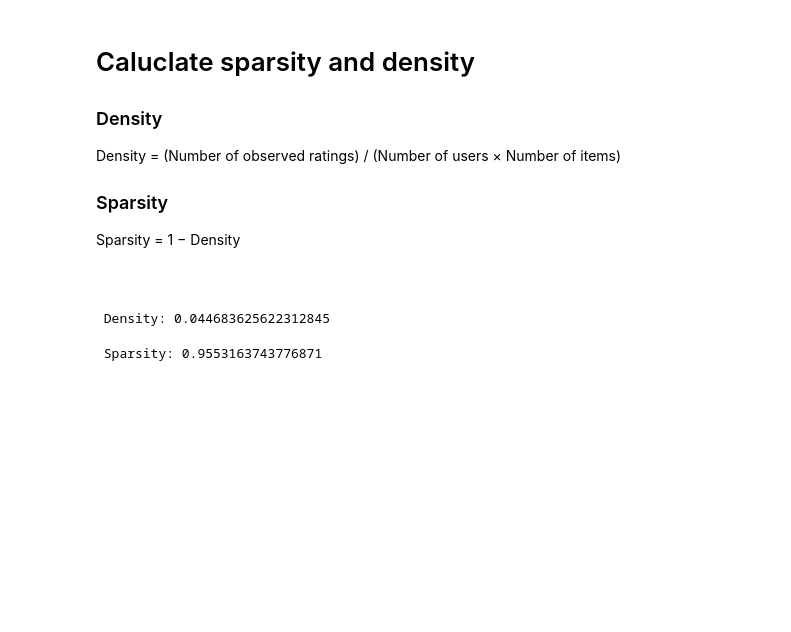
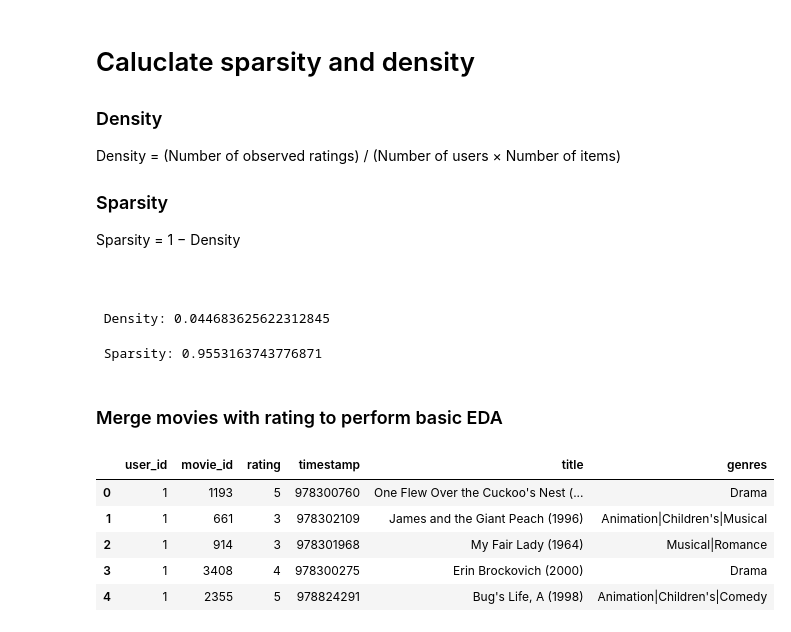
Before and after one commit to abbasatayee/movie-mate, a Jupyter notebook: src/eda/eda-1m.ipynb, the cells around one changed output. Drawn from its saved outputs; the diff is of its cells as text; code cells hidden in the pictures; blank space fills up the shorter version.

```diff
--- a/src/eda/eda-1m.ipynb
+++ b/src/eda/eda-1m.ipynb
@@ -51,3 +53,15 @@ rprint(f"[red] Sparsity: {sparsity}")
 # %% [output]
  Density: 0.044683625622312845
  Sparsity: 0.9553163743776871
+# %% [markdown]
+### Merge movies with rating to perform basic EDA
+# %%
+merged_df = rating_df.merge(movie_df , on='movie_id' , how='left')
+merged_df.head()
+# %% [output]
+|  | user_id | movie_id | rating | timestamp | title | genres |
+| 0 | 1 | 1193 | 5 | 978300760 | One Flew Over the Cuckoo's Nest (... | Drama |
+| 1 | 1 | 661 | 3 | 978302109 | James and the Giant Peach (1996) | Animation|Children's|Musical |
+| 2 | 1 | 914 | 3 | 978301968 | My Fair Lady (1964) | Musical|Romance |
+| 3 | 1 | 3408 | 4 | 978300275 | Erin Brockovich (2000) | Drama |
+| 4 | 1 | 2355 | 5 | 978824291 | Bug's Life, A (1998) | Animation|Children's|Comedy |
```
Also changed, not shown: parts of 2 cells of this notebook.
